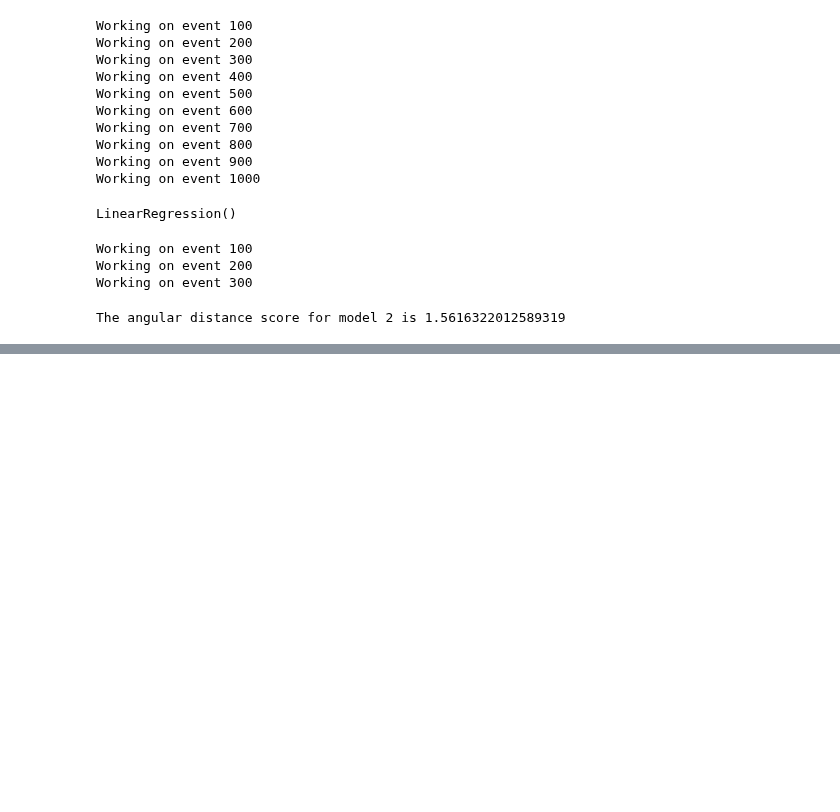
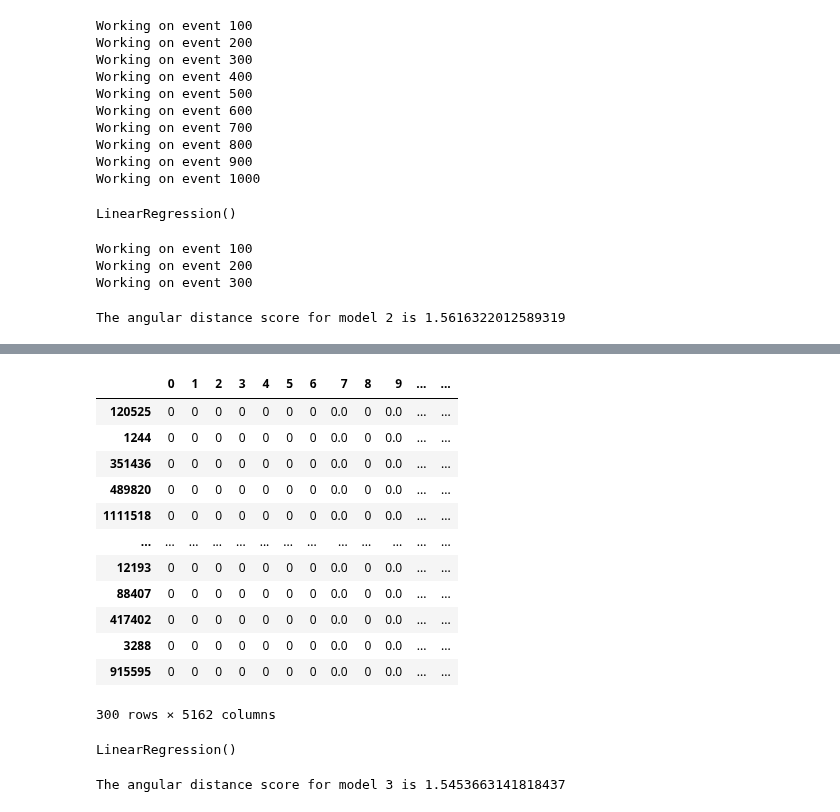
Before and after one commit to kdv97/ice-cube, a Jupyter notebook: Exploratory Data Analysis/linear_regression_2.ipynb, the cells around one changed output, grey strips where cells are left out. Cells and saved outputs as stored; diff of their text form; code cells hidden in the pictures; blank space fills up the shorter version.

```diff
--- a/Exploratory Data Analysis/linear_regression_2.ipynb
+++ b/Exploratory Data Analysis/linear_regression_2.ipynb
@@ -346,2 +316,0 @@ df3_train.fillna(0, inplace=True)
-# %%
-event.set_index('sensor_id')
@@ -362,0 +364,25 @@ event.set_index('sensor_id')
+# %%
+df3_test = pd.DataFrame(columns=[i for i in range(0, num_sensors)]+['az','ze'])
+
+# Now we generate feature data from the raw data
+# We use aux = False only here
+count = 0
+
+for index in test_indices[:300]:
+    event = batch1[batch1.auxiliary==False].loc[index]
+    event.set_index('sensor_id',
+                    inplace=True)
+    event = event.groupby('sensor_id').sum()
+
+    for sensor in event.index:
+        df3_test.loc[index,sensor] = event.loc[sensor,'charge']
+
+    az, ze = meta.loc[index,['azimuth','zenith']].values
+    df3_test.loc[index,'az'] = az
+    df3_test.loc[index,'ze'] = ze
+
+    count = count + 1
+    if count % 10 == 0:
+        print("Working on event", count)
+
+df3_test.fillna(0, inplace=True)
@@ -362,0 +407,16 @@ event.set_index('sensor_id')
+# %%
+df3_test
+# %% [output]
+|  | 0 | 1 | 2 | 3 | 4 | 5 | 6 | 7 | 8 | 9 | ... | ... |
+| 120525 | 0 | 0 | 0 | 0 | 0 | 0 | 0 | 0.0 | 0 | 0.0 | ... | ... |
+| 1244 | 0 | 0 | 0 | 0 | 0 | 0 | 0 | 0.0 | 0 | 0.0 | ... | ... |
+| 351436 | 0 | 0 | 0 | 0 | 0 | 0 | 0 | 0.0 | 0 | 0.0 | ... | ... |
+| 489820 | 0 | 0 | 0 | 0 | 0 | 0 | 0 | 0.0 | 0 | 0.0 | ... | ... |
+| 1111518 | 0 | 0 | 0 | 0 | 0 | 0 | 0 | 0.0 | 0 | 0.0 | ... | ... |
+| ... | ... | ... | ... | ... | ... | ... | ... | ... | ... | ... | ... | ... |
+| 12193 | 0 | 0 | 0 | 0 | 0 | 0 | 0 | 0.0 | 0 | 0.0 | ... | ... |
+| 88407 | 0 | 0 | 0 | 0 | 0 | 0 | 0 | 0.0 | 0 | 0.0 | ... | ... |
+| 417402 | 0 | 0 | 0 | 0 | 0 | 0 | 0 | 0.0 | 0 | 0.0 | ... | ... |
+| 3288 | 0 | 0 | 0 | 0 | 0 | 0 | 0 | 0.0 | 0 | 0.0 | ... | ... |
+| 915595 | 0 | 0 | 0 | 0 | 0 | 0 | 0 | 0.0 | 0 | 0.0 | ... | ... |
+300 rows × 5162 columns
@@ -362,0 +429,18 @@ event.set_index('sensor_id')
+# %%
+# Fit the regression
+slr3 = LinearRegression(copy_X=True)
+slr3.fit(X3_train, y3_train)
+# %% [output]
+LinearRegression()
+# %%
+az_pred_3 = slr3.predict(X3_test.values)[:,0]
+ze_pred_3 = slr3.predict(X3_test.values)[:,1]
+
+model_3_error = angular_dist_score(y3_test['az'].values,
+                                   y3_test['ze'].values,
+                                   az_pred_3,
+                                   ze_pred_3)
+
+print("The angular distance score for model 3 is", model_3_error)
+# %% [output]
+The angular distance score for model 3 is 1.5453663141818437
```
Also changed, not shown: parts of 17 cells of this notebook.
